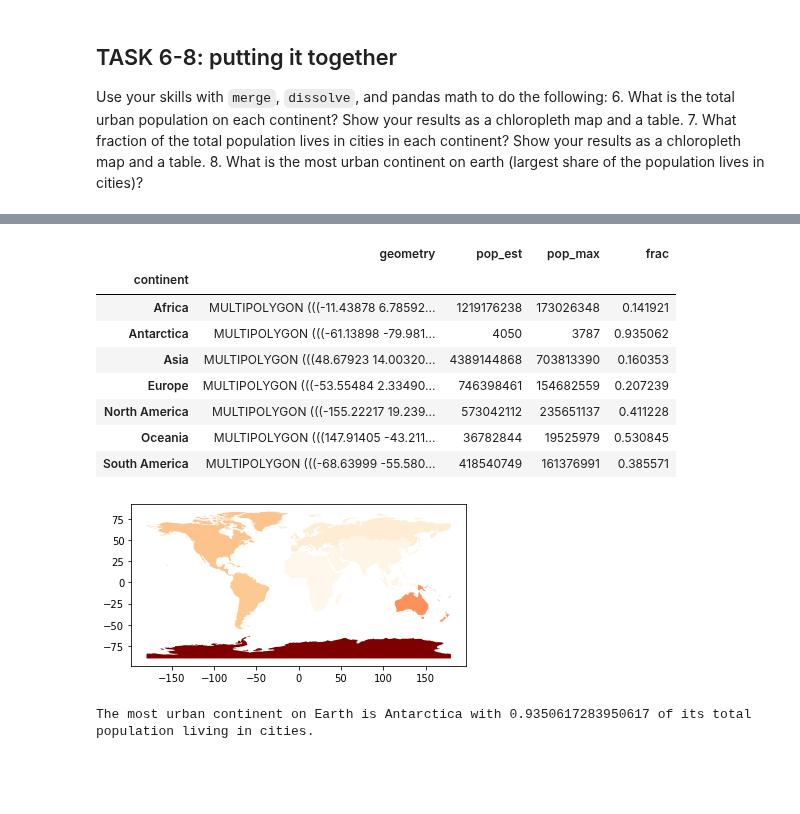
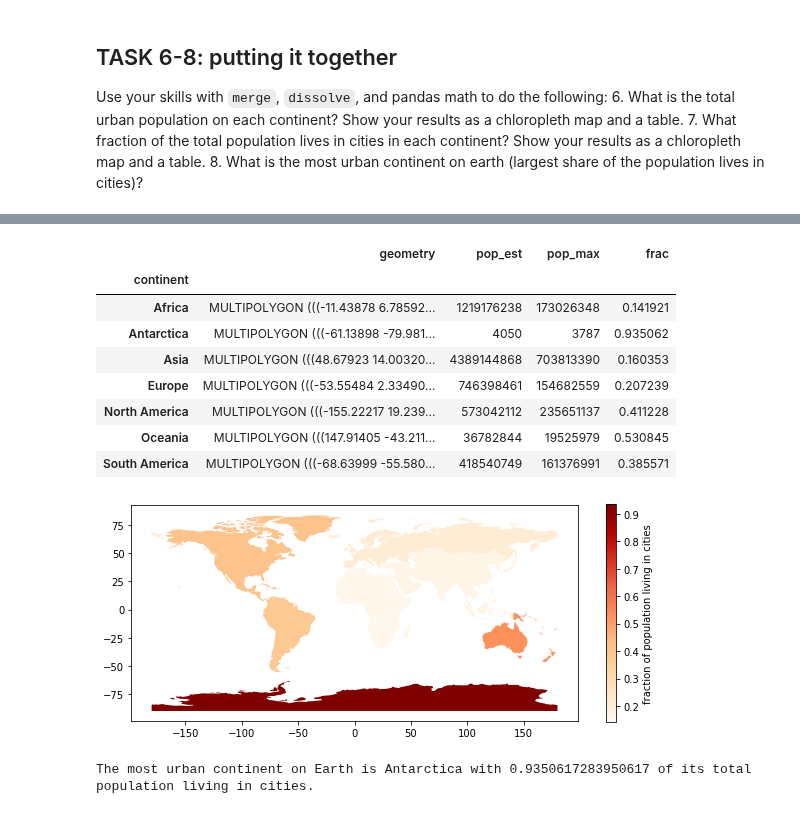
Before and after one commit to ADLCero/EnvDatSci22, a Jupyter notebook: CodeSprints/VectorData101.ipynb, the cells around one changed output, grey strips where cells are left out. Cells and saved outputs as stored; diff of their text form; code cells hidden in the pictures; blank space fills up the shorter version.

```diff
--- a/CodeSprints/VectorData101.ipynb
+++ b/CodeSprints/VectorData101.ipynb
@@ -746,6 +753,7 @@ pop_continent
 # Recall column headings of the cities geodataframe:
 
 # cities.head()
+
 list(cities.columns)
 
 # Make a new geodataframe from cities GDF containing attributes needed:
@@ -759,37 +767,41 @@ pop_cities_continent = cities_continent.dissolve(by = "continent", aggfunc = "su
 
 
 # Use merge to join the GDF with the population/city with the GDF containing population/continent
 
 pop_merge = pop_continent.merge(pop_cities_continent, left_on = 'continent', right_on = 'continent')
 
 
 # Create a column that will compute for the fraction
 
 pop_merge["frac"] = pop_merge.pop_max / pop_merge.pop_est
 
-from geopandas import GeoDataFrame           # to convert to GeoDataFrame
+from geopandas import GeoDataFrame                                   # to convert to GeoDataFrame
 pop_merge = GeoDataFrame(pop_merge)
 
 pop_merge = pop_merge.drop(columns = ['geometry_y'])                 # to drop the other geometry column
 pop_merge = pop_merge.rename(columns = {'geometry_x':'geometry'})    # plotting requires 'geometry' column
 
 
 # Make a plot and a table
 
-pop_merge.plot(column = "frac",
-               cmap = "OrRd");
+pop_merge.plot(figsize = (10, 10),
+               column = "frac",
+               cmap = "OrRd",
+               legend = True,
+               legend_kwds={'shrink': 0.4,
+                            'label': 'fraction of population living in cities'});
 pop_merge
 # %% [output]
 |  | geometry | pop_est | pop_max | frac |
 | continent |  |  |  |  |
 | Africa | MULTIPOLYGON (((-11.43878 6.78592... | 1219176238 | 173026348 | 0.141921 |
 | Antarctica | MULTIPOLYGON (((-61.13898 -79.981... | 4050 | 3787 | 0.935062 |
 | Asia | MULTIPOLYGON (((48.67923 14.00320... | 4389144868 | 703813390 | 0.160353 |
 | Europe | MULTIPOLYGON (((-53.55484 2.33490... | 746398461 | 154682559 | 0.207239 |
 | North America | MULTIPOLYGON (((-155.22217 19.239... | 573042112 | 235651137 | 0.411228 |
 | Oceania | MULTIPOLYGON (((147.91405 -43.211... | 36782844 | 19525979 | 0.530845 |
 | South America | MULTIPOLYGON (((-68.63999 -55.580... | 418540749 | 161376991 | 0.385571 |
-[figure, old version]
+[figure, new version]
 # %%
 # Task 8 code here:
 
```
Also changed, not shown: parts of 1 cell of this notebook.
